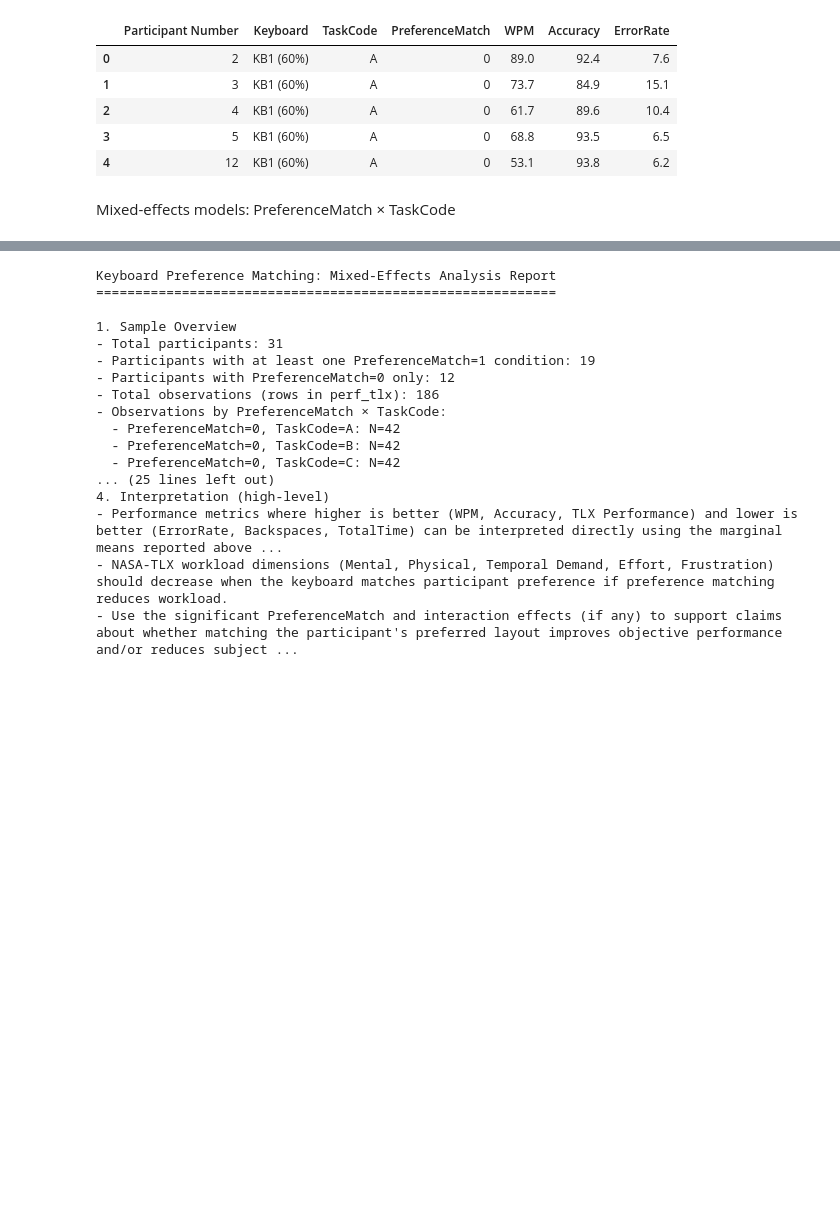
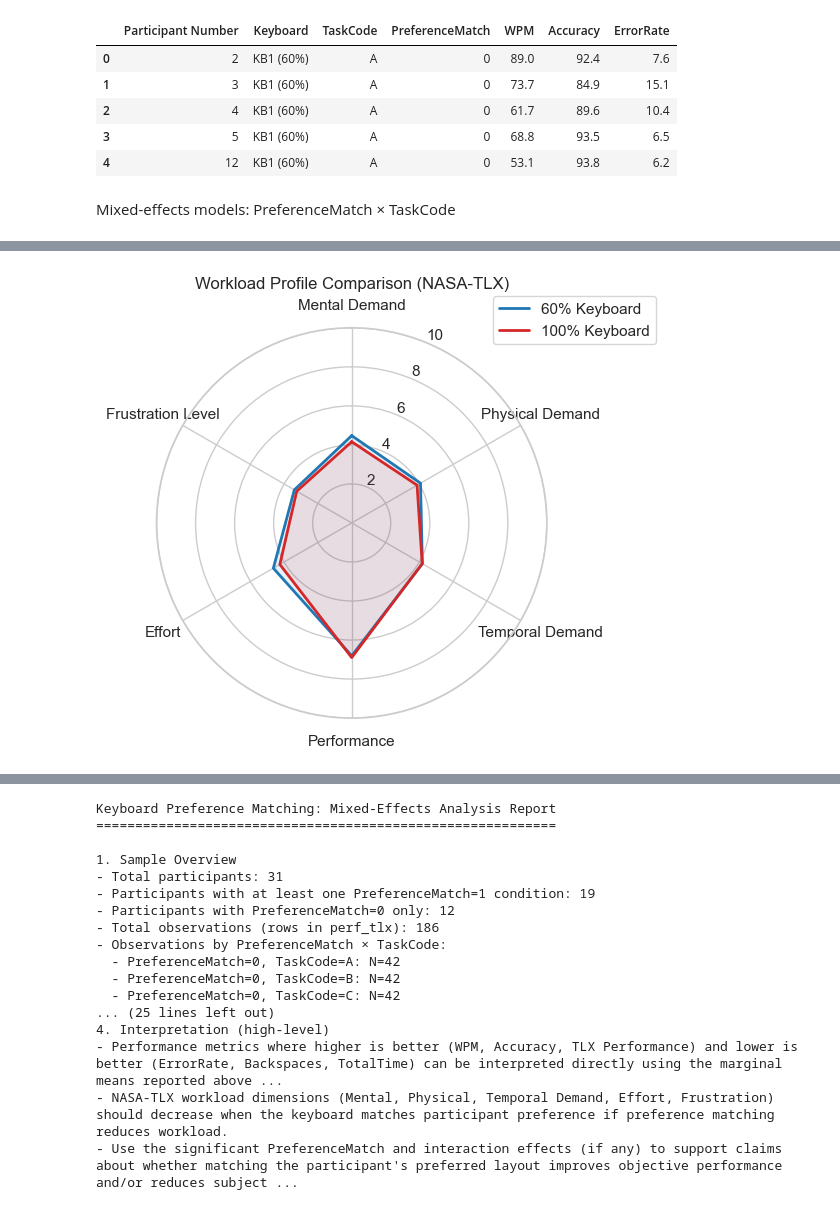
Before and after one commit to chris-asturiano/typing-test, a Jupyter notebook: data_analysis/data_analysis.ipynb, the cells around one changed output, grey strips where cells are left out. Drawn from its saved outputs; the diff is of its cells as text; code cells hidden in the pictures; blank space fills up the shorter version.

Commit message:
add visualizations and reports.

```diff
--- a/data_analysis/data_analysis.ipynb
+++ b/data_analysis/data_analysis.ipynb
@@ -2448,0 +2675,82 @@ NameError: name 'all_dvs' is not defined
+# %%
+# NASA-TLX spider (radar) chart: workload profile by keyboard size
+import numpy as np
+import matplotlib.pyplot as plt
+
+# Ensure NASA TLX data is loaded
+if 'nasa_tlx_df' not in globals():
+    nasa_tlx_df = pd.read_csv('nasa_tlx.csv')
+
+nasa_dims = [
+    'Mental Demand',
+    'Physical Demand',
+    'Temporal Demand',
+    'Performance',
+    'Effort',
+    'Frustration Level',
+]
+
+# Aggregate: mean score per dimension × keyboard type
+nasa_agg = (
+    nasa_tlx_df
+    .groupby('Keyboard Type')[nasa_dims]
+    .mean()
+    .reset_index()
+)
+
+# Map keyboard codes to labels
+kb_label_map = {1: '60% Keyboard', 2: '100% Keyboard'}
+nasa_agg['Keyboard_Label'] = nasa_agg['Keyboard Type'].map(kb_label_map)
+
+# Prepare data in plotting order (dimensions around the circle)
+labels = nasa_dims
+num_vars = len(labels)
+
+angles = np.linspace(0, 2 * np.pi, num_vars, endpoint=False)
+angles = np.concatenate([angles, [angles[0]]])  # close the loop
+
+# Extract mean values for each keyboard and close the loop
+profiles = {}
+for kb_code, kb_label in kb_label_map.items():
+    row = nasa_agg[nasa_agg['Keyboard Type'] == kb_code]
+    if row.empty:
+        continue
+    values = row[labels].iloc[0].to_list()
+    values = values + [values[0]]  # close polygon
+    profiles[kb_label] = values
+
+# Create radar chart
+plt.figure(figsize=(6, 6))
+ax = plt.subplot(111, polar=True)
+
+ax.set_theta_offset(np.pi / 2)
+ax.set_theta_direction(-1)
+
+ax.set_thetagrids(angles[:-1] * 180 / np.pi, labels)
+ax.set_ylim(0, 10)
+
+colors = {
+    '60% Keyboard': 'tab:blue',
+    '100% Keyboard': 'tab:red',
+}
+
+for kb_label, values in profiles.items():
+    color = colors.get(kb_label, None)
+    ax.plot(angles, values, color=color, linewidth=2, label=kb_label)
+    ax.fill(angles, values, color=color, alpha=0.1)
+
+ax.set_title('Workload Profile Comparison (NASA-TLX)', y=1.08)
+
+# Place legend outside the plot
+ax.legend(loc='upper right', bbox_to_anchor=(1.3, 1.1))
+
+plt.tight_layout()
+
+os.makedirs('results/visualizations', exist_ok=True)
+spider_path = 'results/visualizations/nasa_tlx_spider_chart.png'
+plt.savefig(spider_path, dpi=300, bbox_inches='tight')
+plt.show()
+
+print(f"\u2713 Saved NASA-TLX spider chart to: {spider_path}")
+# %% [output]
+[figure, added]
```
Also changed, not shown: parts of 9 cells of this notebook, 36 other files.
